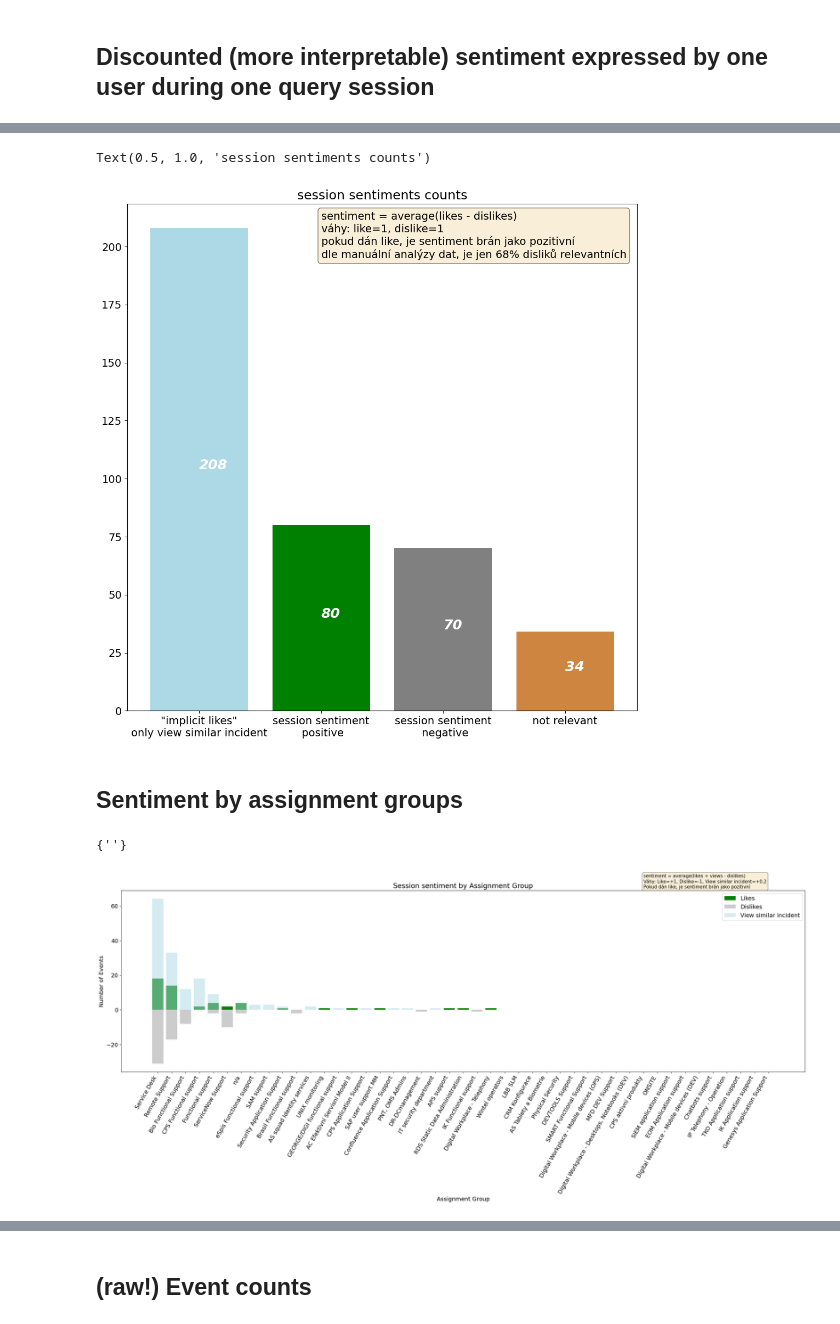
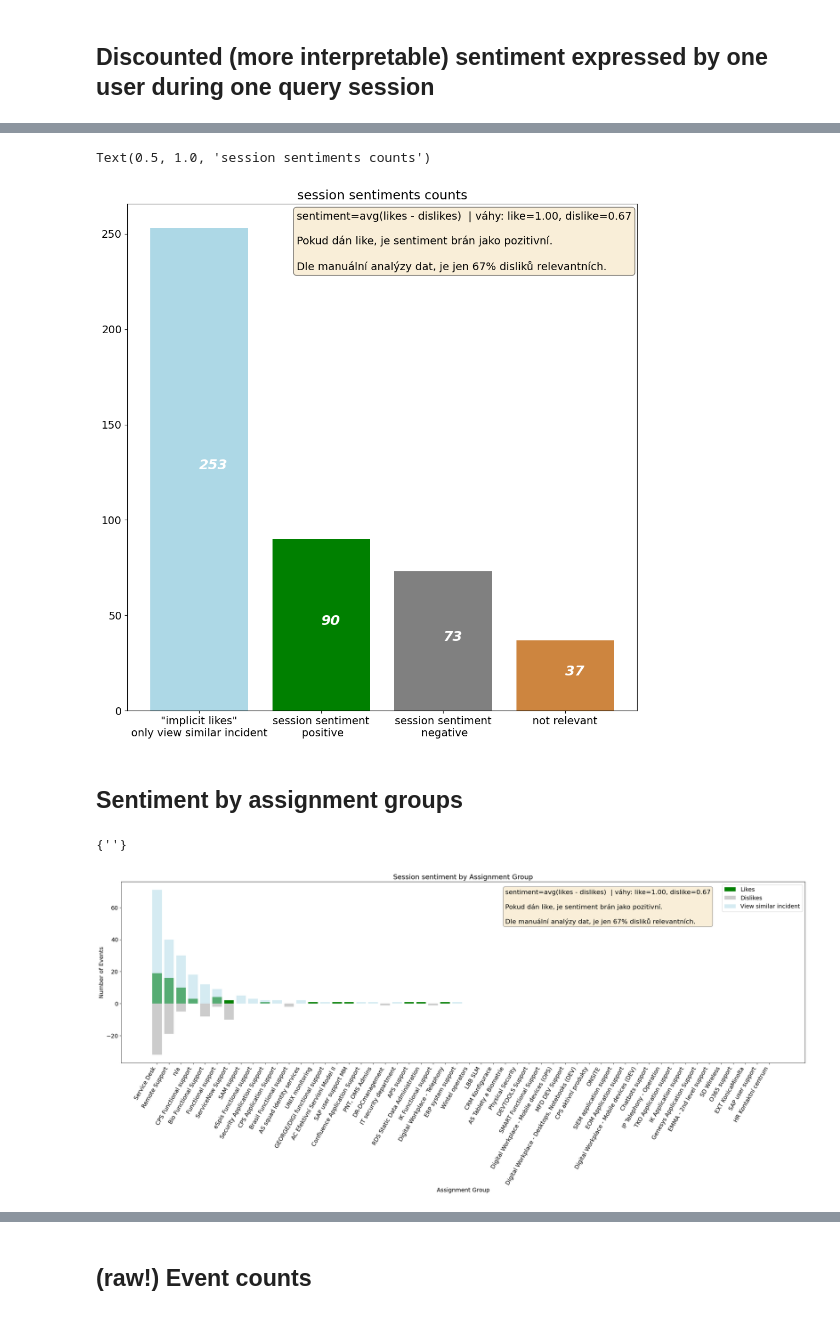
Before and after one commit to the-mama-ai/msearch_csas_ux_analysis, a Jupyter notebook: analysis.ipynb, the cells around one changed output, grey strips where cells are left out. Cells and saved outputs as stored; diff of their text form; code cells hidden in the pictures.

```diff
--- a/analysis.ipynb
+++ b/analysis.ipynb
@@ -10,8 +10,9 @@ import pandas as pd
 # %% [markdown]
 ## Parse the events from csas_logs.csv .
 # %%
-csv_file_path = 'ui_logs_2023-03-20 16_29_49.774183.csv'
-csv_file_path = 'ui_logs_2023-04-06 13_50_36.138784.csv'
+# csv_file_path = 'ui_logs_2023-03-20 16_29_49.774183.csv'
+# csv_file_path = 'ui_logs_2023-04-06 13_50_36.138784.csv'
+csv_file_path = 'ui_logs_2023-04-17 07_43_59.160150.csv'
 
 events = filter_events_by_time(
     events=parse_all_events_from_csv(csv_file_path),
@@ -254,15 +254,15 @@ Text(0.5, 1.0, 'session sentiments counts')
 # %%
-views_count = len([1 for path in sentiment_paths.values() if path.only_view])
-likes_count = len([1 for path in sentiment_paths.values() if not path.only_view and path.sentiment > 0])
-dislike_count = len([1 for path in sentiment_paths.values() if not path.only_view and path.sentiment < 0])
+views_count = len([1 for path in sessions.values() if path.only_view])
+likes_count = len([1 for path in sessions.values() if not path.only_view and path.sentiment > 0])
+dislike_count = len([1 for path in sessions.values() if not path.only_view and path.sentiment < 0])
 
 DISLIKE_MULTIPLE_CLICKS_BUG_CORRECTION = 4 + 1
 dislike_count -= DISLIKE_MULTIPLE_CLICKS_BUG_CORRECTION
 
-without_sentiment_session_count = len([event for event in events
+session_without_sentiment_count = len([event for event in events
                                        if event.event_type not in [EventType.LIKE, EventType.DISLIKE,
                                                                    EventType.VIEW_SIMILAR_INCIDENT]])
-without_sentiment_session_count = 10
+session_without_sentiment_count = 10
 f, ax = plt.subplots(figsize=(12, 12))
 import math
 
@@ -280,16 +280,16 @@ plt.text(0, views_count / 2, f"{views_count}", size=18, weight='bold', style='ob
 plt.text(1, likes_count / 2, f"{likes_count}", size=18, weight='bold', style='oblique', color='white')
 plt.text(2, dislike_count / 2, f"{dislike_count}", size=18, weight='bold', style='oblique', color='white')
 plt.text(3, undecided_count / 2, f"{undecided_count}", size=18, weight='bold', style='oblique', color='white')
-plt.text(1, 195, f"sentiment = average(likes - dislikes)\n"
-                    f"váhy: like=1, dislike=1\n"
-                    f"pokud dán like, je sentiment brán jako pozitivní\n"
-         f"dle manuální analýzy dat, je jen {DISLIKE_WEIGHT*100:0.0f}% disliků relevantních",
+plt.text(0.80, views_count - 22, f"sentiment=avg(likes - dislikes)  | "
+                                 f"váhy: like={LIKE_WEIGHT:.2f}, dislike={DISLIKE_WEIGHT:.2f}\n\n"
+                                 f"Pokud dán like, je sentiment brán jako pozitivní.\n\n"
+                                 f"Dle manuální analýzy dat, je jen {DISLIKE_WEIGHT * 100:0.0f}% disliků relevantních.",
+         size=14, bbox=dict(boxstyle='round', facecolor='wheat', alpha=0.5))
 
-         size=14, bbox=dict(boxstyle='round', facecolor='wheat', alpha=0.5))
 plt.title('session sentiments counts')
 # %% [output]
 Text(0.5, 1.0, 'session sentiments counts')
-[figure, old version]
+[figure, new version]
 # %% [markdown]
 ## Sentiment by assignment groups
 # %%
@@ -304,13 +304,13 @@ unique_assignment_groups = df['assignment_group'].unique()
 unique_assignment_groups = unique_assignment_groups[1:]
 
 # double check correctness of retrieved groups
-x: set[str] = get_unique_assignment_groups('ui_logs_2023-03-20 16_29_49.774183.csv')
+x: set[str] = get_unique_assignment_groups(csv_file_path)
 print(x.difference(set(unique_assignment_groups)))
 
 sentiment_assignment_groups: dict[str, Sentiment] = {assignment_group: Sentiment(0, 0, 0)
                                                      for assignment_group in unique_assignment_groups}
-path: Path
-for path in sentiment_paths.values():
+path: Session
+for path in sessions.values():
     ag = path.events[0].assignment_group
     if ag == '':
         continue
@@ -343,36 +343,36 @@ unique_assignment_groups = [unique_assignment_groups[i] for i in sorted_indices]
 likes_values = [sentiment_assignment_groups[group_name].likes for group_name in unique_assignment_groups]
 dislikes_values = [-1 * sentiment_assignment_groups[group_name].dislikes for group_name in unique_assignment_groups]
 view_similar_incident_values = [sentiment_assignment_groups[group_name].view_similar_incident for group_name in
                                 unique_assignment_groups]
 
 # set up the bar plot
 f, ax = plt.subplots(figsize=(30, 8))
 index = range(len(sentiment_assignment_groups))
 
 # plot the likes and dislikes bars side-by-side for each assignment group
 rects1 = ax.bar(index, likes_values, color='g', label='Likes')
 rects2 = ax.bar(index, dislikes_values, color='grey', alpha=0.4, label='Dislikes')
 rects3 = ax.bar(index, view_similar_incident_values, alpha=0.5, color='lightblue', label='View similar incident')
 
 # add labels and title to the plot
 ax.set_xlabel('Assignment Group')
 ax.set_ylabel('Number of Events')
 ax.set_title('Session sentiment by Assignment Group')
 ax.set_xticks(index)
 # ax.set_xticklabels(unique_assignment_groups, rotation='35')
 # plt.xticks(ticks=list(range(len(unique_assignment_groups))),
 #            labels=[unique_assignment_groups[i] for i in sorted_indices], rotation=60, ha='right')
 plt.xticks(ticks=list(range(len(unique_assignment_groups))),
            labels=unique_assignment_groups, rotation=60, ha='right')
 
-plt.text(35, 70, f"sentiment = average(likes + views - dislikes)\n"
-                 f"Váhy: Like=+1, Dislike=-1, View similar incident=+0.2\n"
-                 f"Pokud dán like, je sentiment brán jako pozitivní",
-         size=11, bbox=dict(boxstyle='round', facecolor='wheat', alpha=0.5))
-
+plt.text(29, 50, f"sentiment=avg(likes - dislikes)  | "
+                 f"váhy: like={LIKE_WEIGHT:.2f}, dislike={DISLIKE_WEIGHT:.2f}\n\n"
+                 f"Pokud dán like, je sentiment brán jako pozitivní.\n\n"
+                 f"Dle manuální analýzy dat, je jen {DISLIKE_WEIGHT * 100:0.0f}% disliků relevantních.",
+         size=16, bbox=dict(boxstyle='round', facecolor='wheat', alpha=0.5))
 ax.legend()
 # display the plot
 plt.show()
 # %% [output]
 {''}
-[figure, old version]
+[figure, new version]
```
Also changed, not shown: parts of 20 cells of this notebook, 1 other file.
